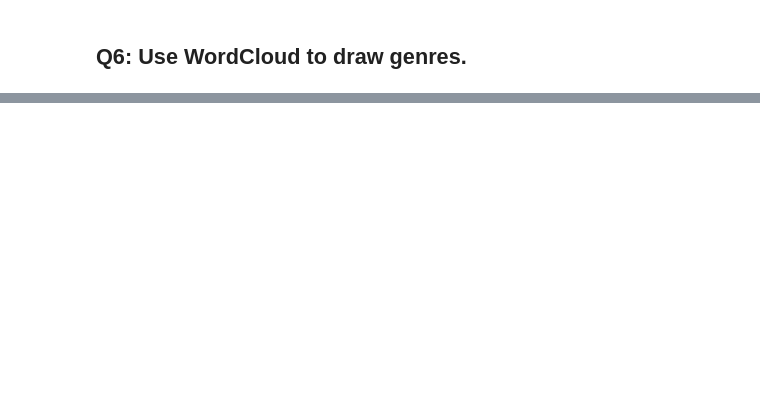
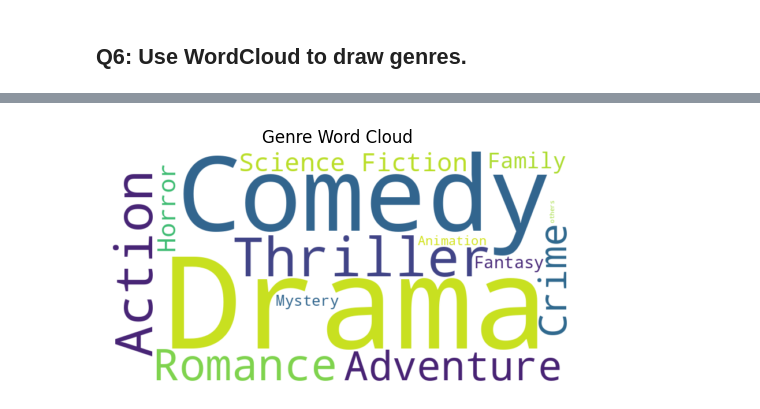
Before and after one commit to Tuwaiq-Data-Science-Bootcamp-V5/Plotly-Lab1, a Jupyter notebook: Plotly_Assignment.ipynb, the cells around one changed output, grey strips where cells are left out. Cells and saved outputs as stored; diff of their text form; code cells hidden in the pictures; blank space fills up the shorter version.

```diff
--- a/Plotly_Assignment.ipynb
+++ b/Plotly_Assignment.ipynb
@@ -122,3 +235,23 @@ movies.head(3)
+# %%
+# Converting the 'Genres' DataFrame to a dictionary
+genres_dict = Genres.set_index('Genres')['Frequency'].to_dict()
+
+# Creatign a WordCloud object
+wordcloud = WordCloud(width=800, height=400, background_color='white')
+
+# Generating the word cloud from the genre frequencies
+wordcloud.generate_from_frequencies(genres_dict)
+
+# Plot the word cloud
+plt.figure(figsize=(6, 3))
+plt.imshow(wordcloud, interpolation='bilinear')
+plt.axis('off')
+plt.title('Genre Word Cloud')
+
+# Show the plot
+plt.show()
+# %% [output]
+[figure, added]
 # %% [markdown]
 ## Q7: Use scatter plot to draw the relationship between budget and revenue.
 ![p3.png](attachment:p3.png)
```
Also changed, not shown: parts of 15 cells of this notebook, 2 other files.
